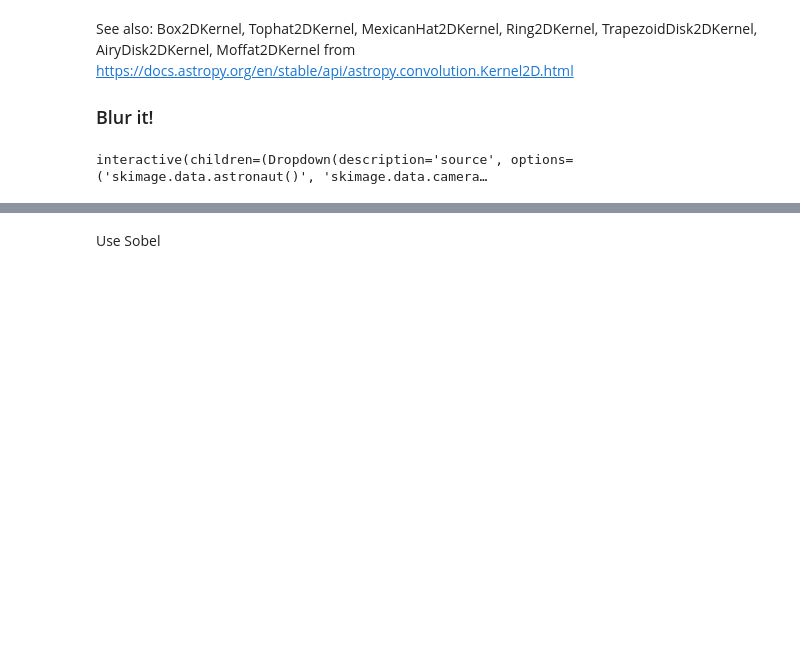
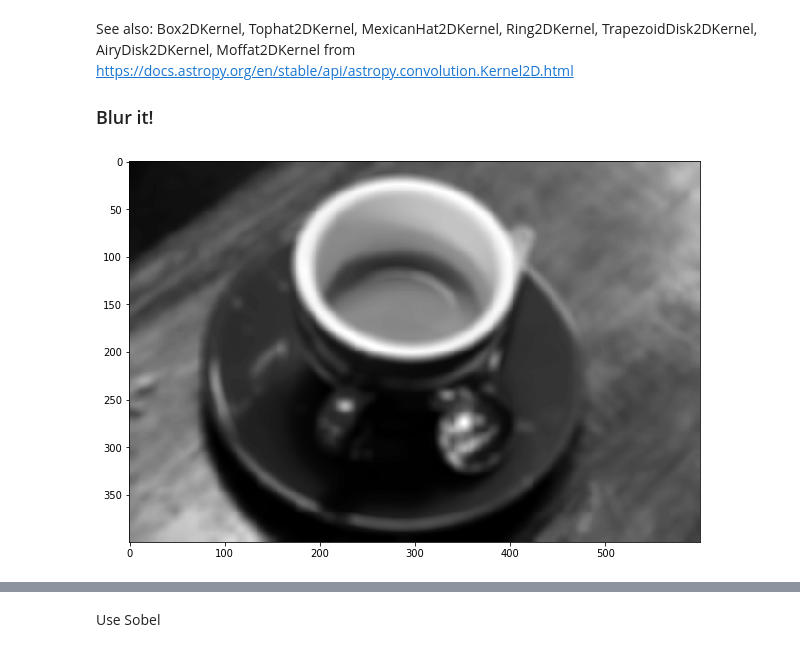
Before and after one commit to awangenh/vision, a Jupyter notebook: jupyter/Detect borders using Convolution Filters and the Canny Filter.ipynb, the cells around one changed output, grey strips where cells are left out. Saved outputs shown, nothing was run; the diff lists cells and outputs as text; code cells hidden in the pictures; blank space fills up the shorter version.

```diff
--- a/jupyter/Detect borders using Convolution Filters and the Canny Filter.ipynb
+++ b/jupyter/Detect borders using Convolution Filters and the Canny Filter.ipynb
@@ -11,5 +11,17 @@
 # %%
 from scipy import ndimage
 import numpy as np
+import cv2
 from scipy import ndimage
 from matplotlib import pyplot as plt
+from ipywidgets import interact_manual
+
+# Test if your notebook is running on Google Colab
+# You'll use this when choosing between doing interaction via ipywidgets or not.
+try:
+  import google.colab
+  _ON_COLAB = True
+except:
+  _ON_COLAB = False
+
+print('Running on Google Colab = ', _ON_COLAB)
@@ -116,22 +142,26 @@ See also: Box2DKernel, Tophat2DKernel, MexicanHat2DKernel, Ring2DKernel, Trapezo
 
 ### Blur it!
 # %%
-def my_gaussian_blurr(source, size, sigma):
+def my_gaussian_blur(source, size, sigma):
     global gray_img
     gray_img = to_gray(eval(source))
+    global g
     g = gaussian_kernel(size, sigma)
     # Declare blurred as global so you can use it elsewhere...
     global blurred
     # Apply the convolution
     blurred = ndimage.filters.convolve(gray_img, g)
     blurred = blurred.astype(int)
     plt.imshow(blurred, 'gray')
 
-interact_manual(my_gaussian_blurr, source=sources, size = (3, 21), sigma=(0.2, 10.0))
-None
-# g
+if _ON_COLAB:
+    # Google Colab:
+    my_gaussian_blur(source='skimage.data.coffee()', size=12, sigma=5.0)
+else:
+    # Jupyter Notebook:
+    interact_manual(my_gaussian_blur, source=sources, size = (3, 21), sigma=(0.2, 10.0))
 # %% [output]
-interactive(children=(Dropdown(description='source', options=('skimage.data.astronaut()', 'skimage.data.camera…
+[figure, added]
 # %% [markdown]
 ## Sobel
 
```
Also changed, not shown: parts of 13 cells of this notebook.
